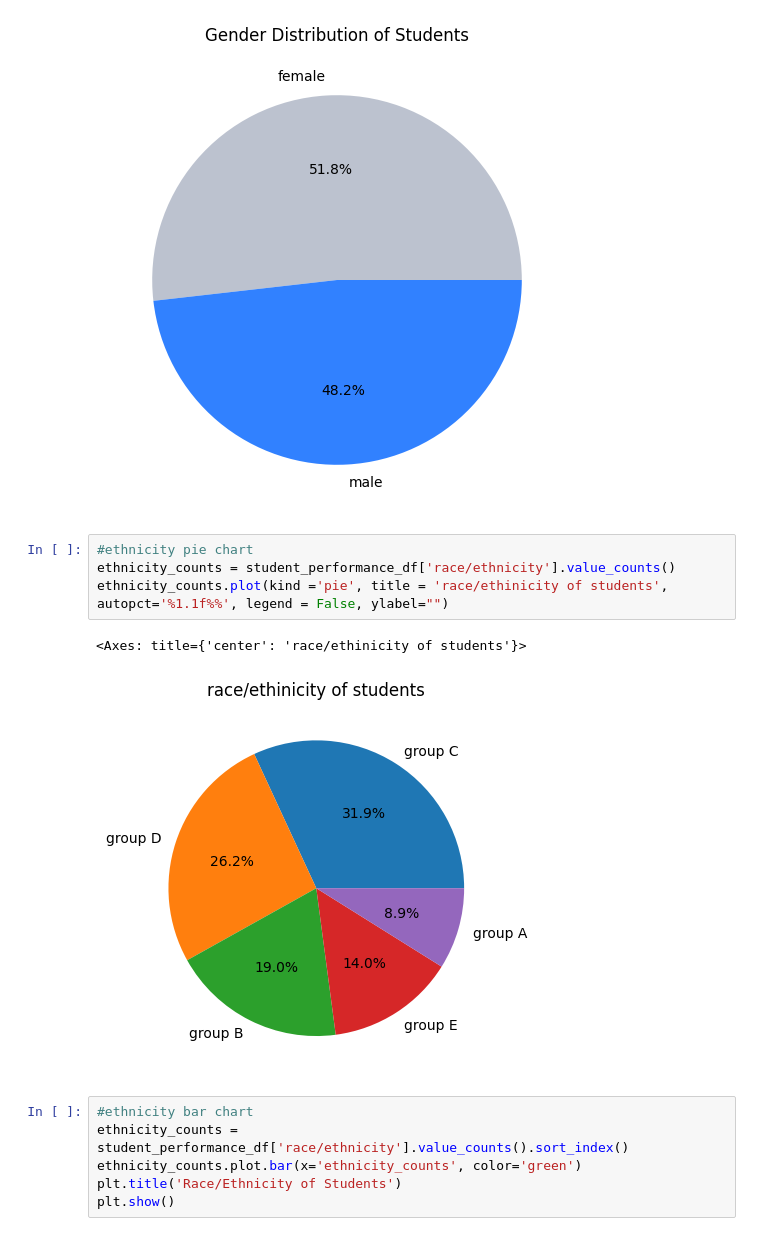
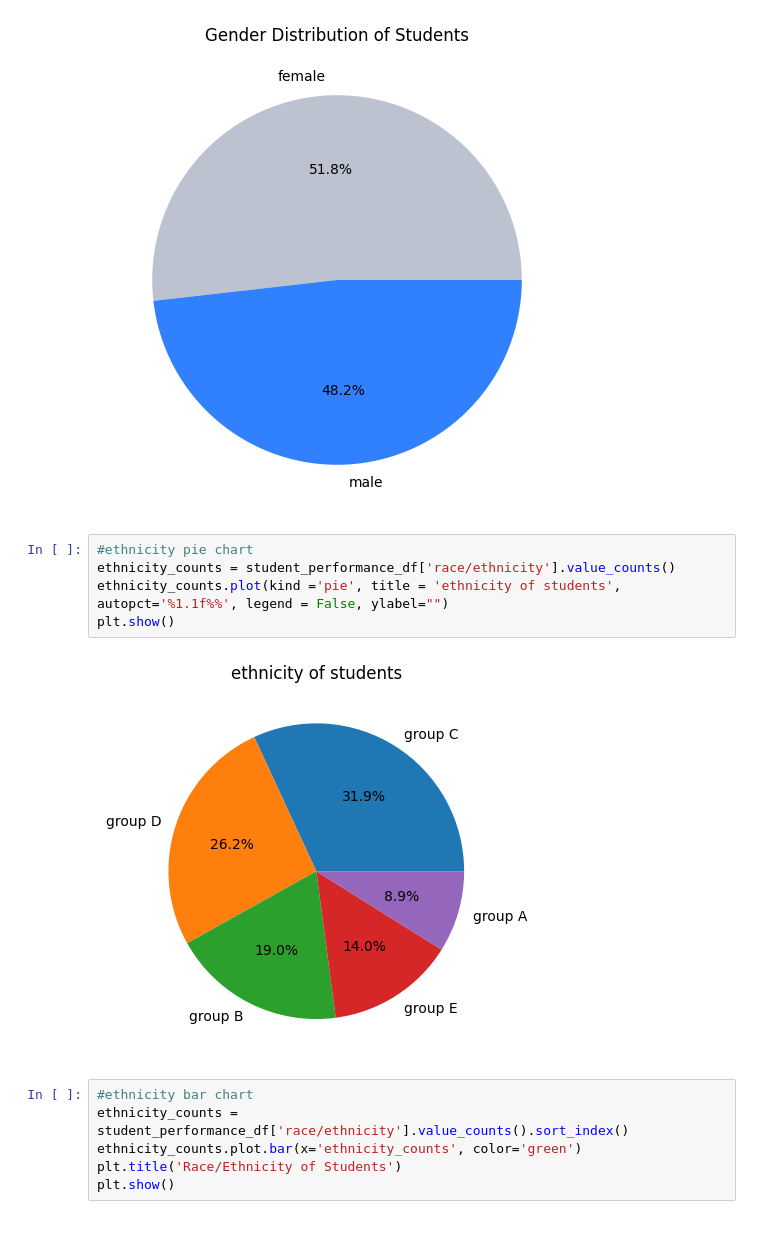
Before and after one commit to Aallizzwelll/data_visualization_practice, a Jupyter notebook: Data_Visualization_Practice.ipynb, the cells around one changed output. Saved outputs shown, nothing was run; the diff lists cells and outputs as text.

Commit message:
Update Data_Visualization_Practice.ipynb
added plt.show()

```diff
--- a/Data_Visualization_Practice.ipynb
+++ b/Data_Visualization_Practice.ipynb
@@ -46,10 +46,10 @@ plt.show()
 # %%
 #ethnicity pie chart
 ethnicity_counts = student_performance_df['race/ethnicity'].value_counts()
-ethnicity_counts.plot(kind ='pie', title = 'race/ethinicity of students',  autopct='%1.1f%%', legend = False, ylabel="")
+ethnicity_counts.plot(kind ='pie', title = 'ethnicity of students', autopct='%1.1f%%', legend = False, ylabel="")
+plt.show()
 # %% [output]
-<Axes: title={'center': 'race/ethinicity of students'}>
-[figure, old version]
+[figure, new version]
 # %%
 #ethnicity bar chart
 ethnicity_counts = student_performance_df['race/ethnicity'].value_counts().sort_index()
```
Also changed, not shown: parts of 8 cells of this notebook.
